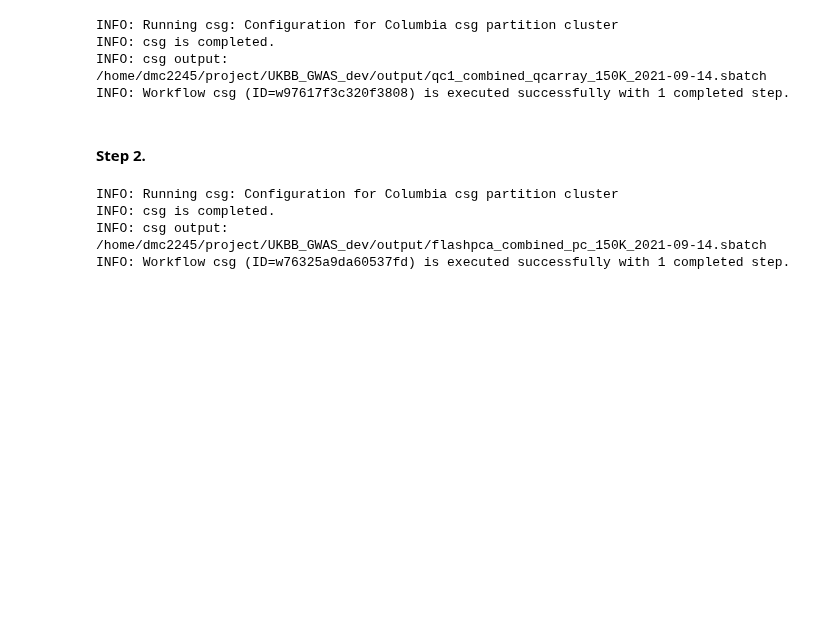
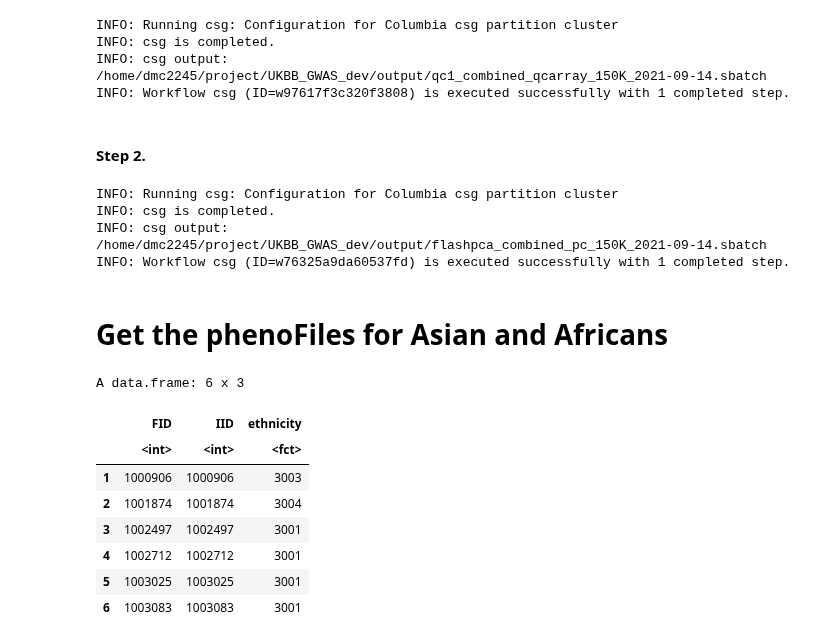
Before and after one commit to statgenetics/UKBB_GWAS_dev, a Jupyter notebook: analysis/cluster_scripts/PCA_scripts.ipynb, the cells around one changed output. Drawn from its saved outputs; the diff is of its cells as text; code cells hidden in the pictures; blank space fills up the shorter version.

Commit message:
add scripts for asians and africans

```diff
--- a/analysis/cluster_scripts/PCA_scripts.ipynb
+++ b/analysis/cluster_scripts/PCA_scripts.ipynb
@@ -3756,3 +3756,5 @@ INFO: Running csg: Configuration for Columbia csg partition cluster
 INFO: csg is completed.
 INFO: csg output:   /home/dmc2245/project/UKBB_GWAS_dev/output/flashpca_combined_pc_150K_2021-09-14.sbatch
 INFO: Workflow csg (ID=w76325a9da60537fd) is executed successfully with 1 completed step.
+# %% [markdown]
+# Get the phenoFiles for Asian and Africans
@@ -3758,0 +3763,14 @@ INFO: Workflow csg (ID=w76325a9da60537fd) is executed successfully with 1 comple
+# %%
+asian <-  read.table("/mnt/mfs/statgen/UKBiobank/phenotype_files/asian_IID/010622_ukb47922_asian_10695.iid", sep="\t", header=T)
+# %%
+head(asian)
+# %% [output]
+A data.frame: 6 x 3
+|  | FID | IID | ethnicity |
+|  | <int> | <int> | <fct> |
+| 1 | 1000906 | 1000906 | 3003 |
+| 2 | 1001874 | 1001874 | 3004 |
+| 3 | 1002497 | 1002497 | 3001 |
+| 4 | 1002712 | 1002712 | 3001 |
+| 5 | 1003025 | 1003025 | 3001 |
+| 6 | 1003083 | 1003083 | 3001 |
```
Also changed, not shown: parts of 34 cells of this notebook.
